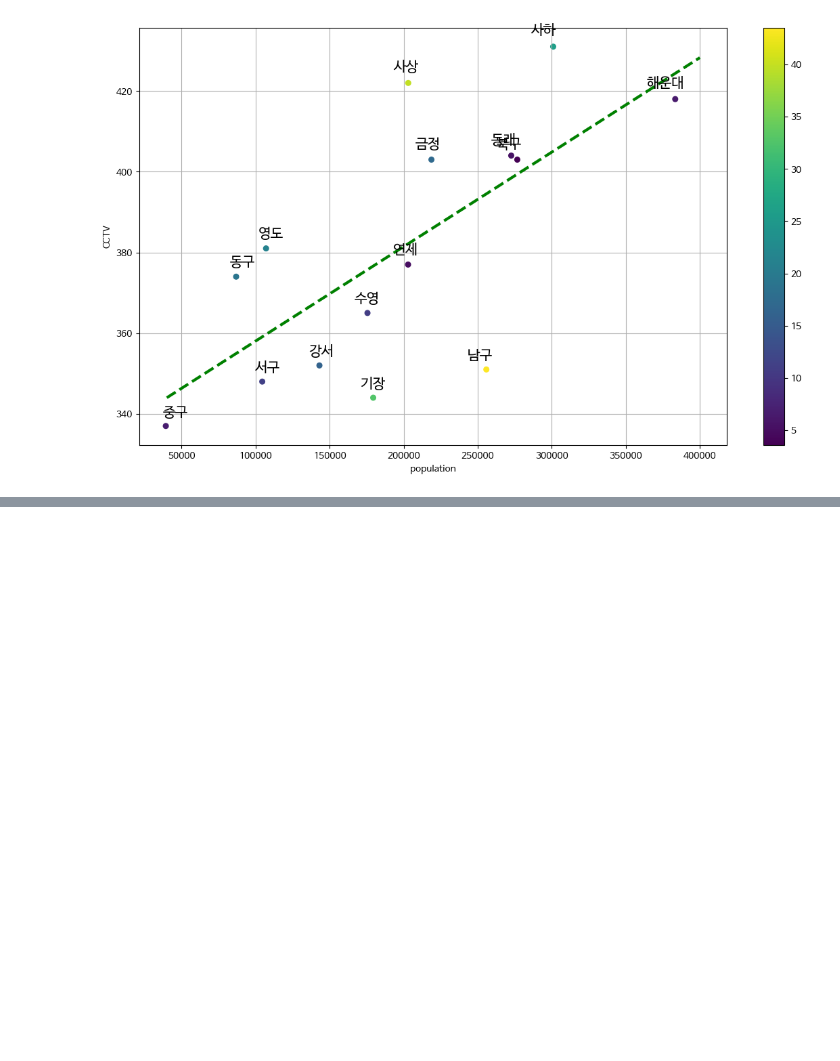
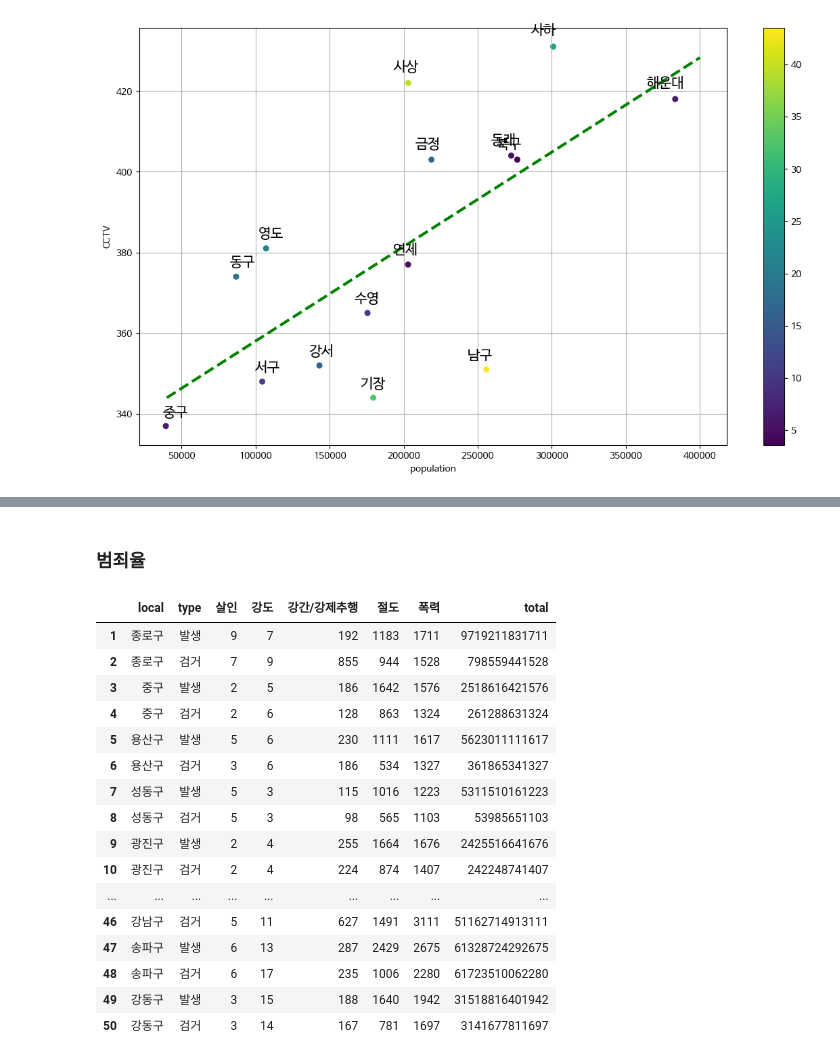
Before and after one commit to jungmin9911/python_pknu, a Jupyter notebook: py11_방범용CCTV위치분석.ipynb, the cells around one changed output, grey strips where cells are left out. Cells and saved outputs as stored; diff of their text form; code cells hidden in the pictures; blank space fills up the shorter version.

```diff
--- a/py11_방범용CCTV위치분석.ipynb
+++ b/py11_방범용CCTV위치분석.ipynb
@@ -262,0 +368,8 @@ total
+# %% [markdown]
+### 범죄율
+# %%
+file_path5 = "./ref/5대범죄발생현황20250307.csv"
+crime = pd.read_csv(file_path5, encoding="utf-8")
+crime = crime.drop(["자치구별(1)", "시점"], axis=1)
+crime.columns = ["local", "type", "살인", "강도", "강간/강제추행", "절도", "폭력"]
+crime = crime.drop(0, axis=0)
@@ -262,0 +379,22 @@ total
+# %%
+cr_sum = crime["살인"] + crime["강도"] + crime["강간/강제추행"] + crime["절도"] + crime["폭력"]
+crime["total"] = cr_sum
+crime
+# %% [output]
+|  | local | type | 살인 | 강도 | 강간/강제추행 | 절도 | 폭력 | total |
+| 1 | 종로구 | 발생 | 9 | 7 | 192 | 1183 | 1711 | 9719211831711 |
+| 2 | 종로구 | 검거 | 7 | 9 | 855 | 944 | 1528 | 798559441528 |
+| 3 | 중구 | 발생 | 2 | 5 | 186 | 1642 | 1576 | 2518616421576 |
+| 4 | 중구 | 검거 | 2 | 6 | 128 | 863 | 1324 | 261288631324 |
+| 5 | 용산구 | 발생 | 5 | 6 | 230 | 1111 | 1617 | 5623011111617 |
+| 6 | 용산구 | 검거 | 3 | 6 | 186 | 534 | 1327 | 361865341327 |
+| 7 | 성동구 | 발생 | 5 | 3 | 115 | 1016 | 1223 | 5311510161223 |
+| 8 | 성동구 | 검거 | 5 | 3 | 98 | 565 | 1103 | 53985651103 |
+| 9 | 광진구 | 발생 | 2 | 4 | 255 | 1664 | 1676 | 2425516641676 |
+| 10 | 광진구 | 검거 | 2 | 4 | 224 | 874 | 1407 | 242248741407 |
+| ... | ... | ... | ... | ... | ... | ... | ... | ... |
+| 46 | 강남구 | 검거 | 5 | 11 | 627 | 1491 | 3111 | 51162714913111 |
+| 47 | 송파구 | 발생 | 6 | 13 | 287 | 2429 | 2675 | 61328724292675 |
+| 48 | 송파구 | 검거 | 6 | 17 | 235 | 1006 | 2280 | 61723510062280 |
+| 49 | 강동구 | 발생 | 3 | 15 | 188 | 1640 | 1942 | 31518816401942 |
+| 50 | 강동구 | 검거 | 3 | 14 | 167 | 781 | 1697 | 3141677811697 |
```
Also changed, not shown: parts of 13 cells of this notebook, 3 other files.
